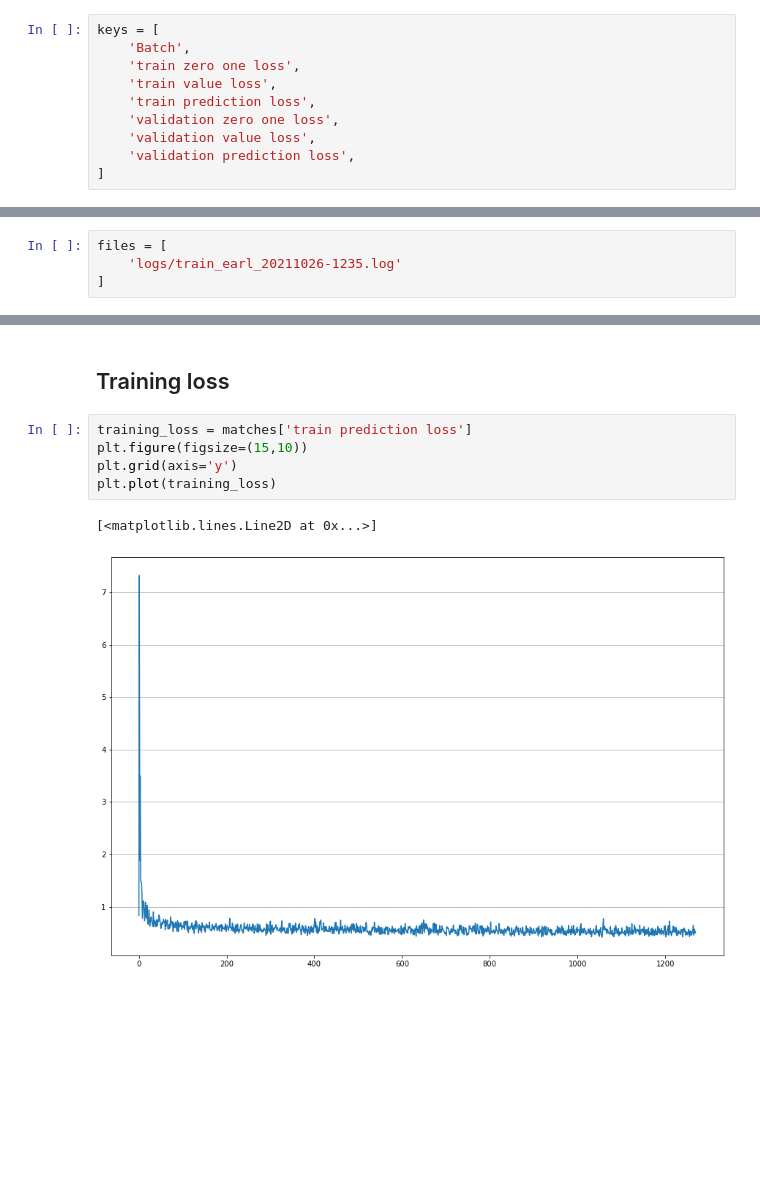
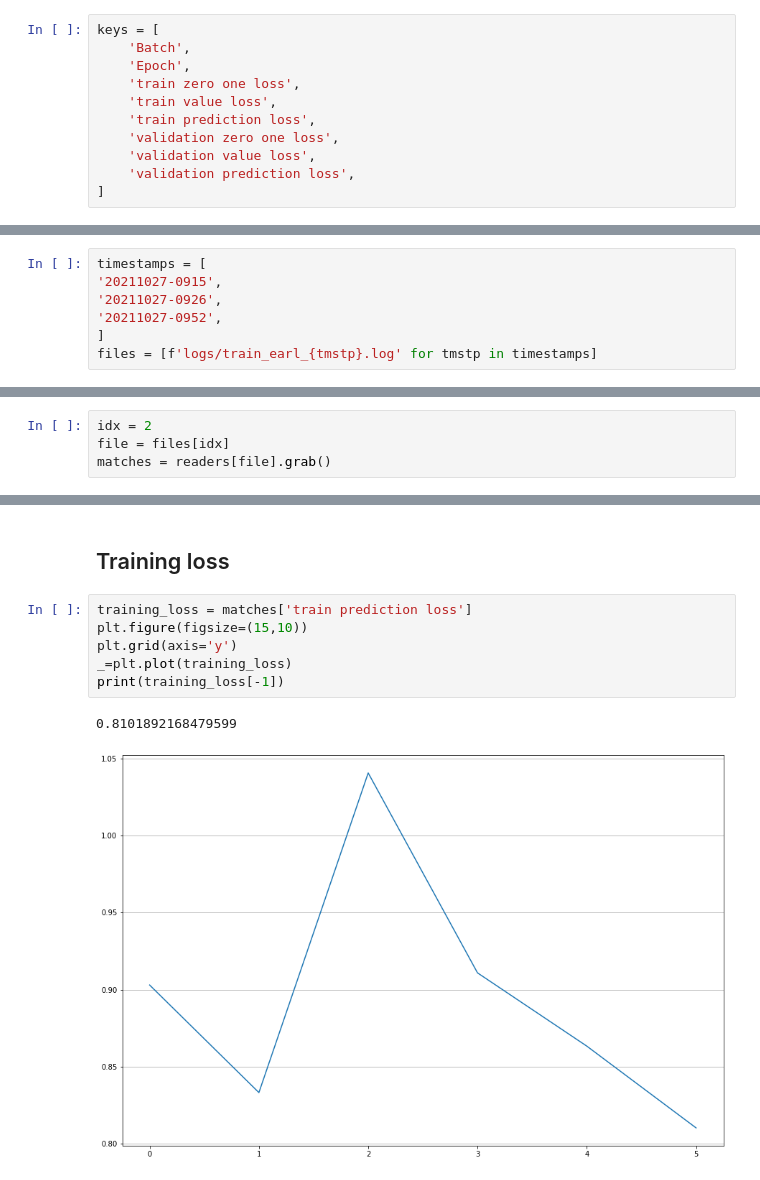
Before and after one commit to bglazer/opisca, a Jupyter notebook: training_logs.ipynb, the cells around one changed output, grey strips where cells are left out. Drawn from its saved outputs; the diff is of its cells as text; blank space fills up the shorter version.

Commit message:
Switching to timestamps

```diff
--- a/training_logs.ipynb
+++ b/training_logs.ipynb
@@ -38,6 +38,7 @@ class LogReader():
 # %%
 keys = [
     'Batch',
+    'Epoch',
     'train zero one loss',
     'train value loss',
     'train prediction loss',
@@ -55,9 +56,12 @@ matches = {}
 # %% [markdown]
 #### Timestamp of run
 # %%
-files = [
-    'logs/train_earl_20211026-1235.log'
+timestamps = [
+'20211027-0915',
+'20211027-0926',
+'20211027-0952',
 ]
+files = [f'logs/train_earl_{tmstp}.log' for tmstp in timestamps]
 # %%
 for file in files:
     if file not in readers:
@@ -71,0 +72,4 @@ matches = readers[file].grab()
+# %%
+idx = 2
+file = files[idx]
+matches = readers[file].grab()
@@ -81,8 +115,9 @@ batch
 # %%
 training_loss = matches['train prediction loss']
 plt.figure(figsize=(15,10))
 plt.grid(axis='y')
-plt.plot(training_loss)
+_=plt.plot(training_loss)
+print(training_loss[-1])
 # %% [output]
-[<matplotlib.lines.Line2D at 0x...>]
+0.8101892168479599
-[figure, old version]
+[figure, new version]
```
Also changed, not shown: parts of 18 cells of this notebook.
